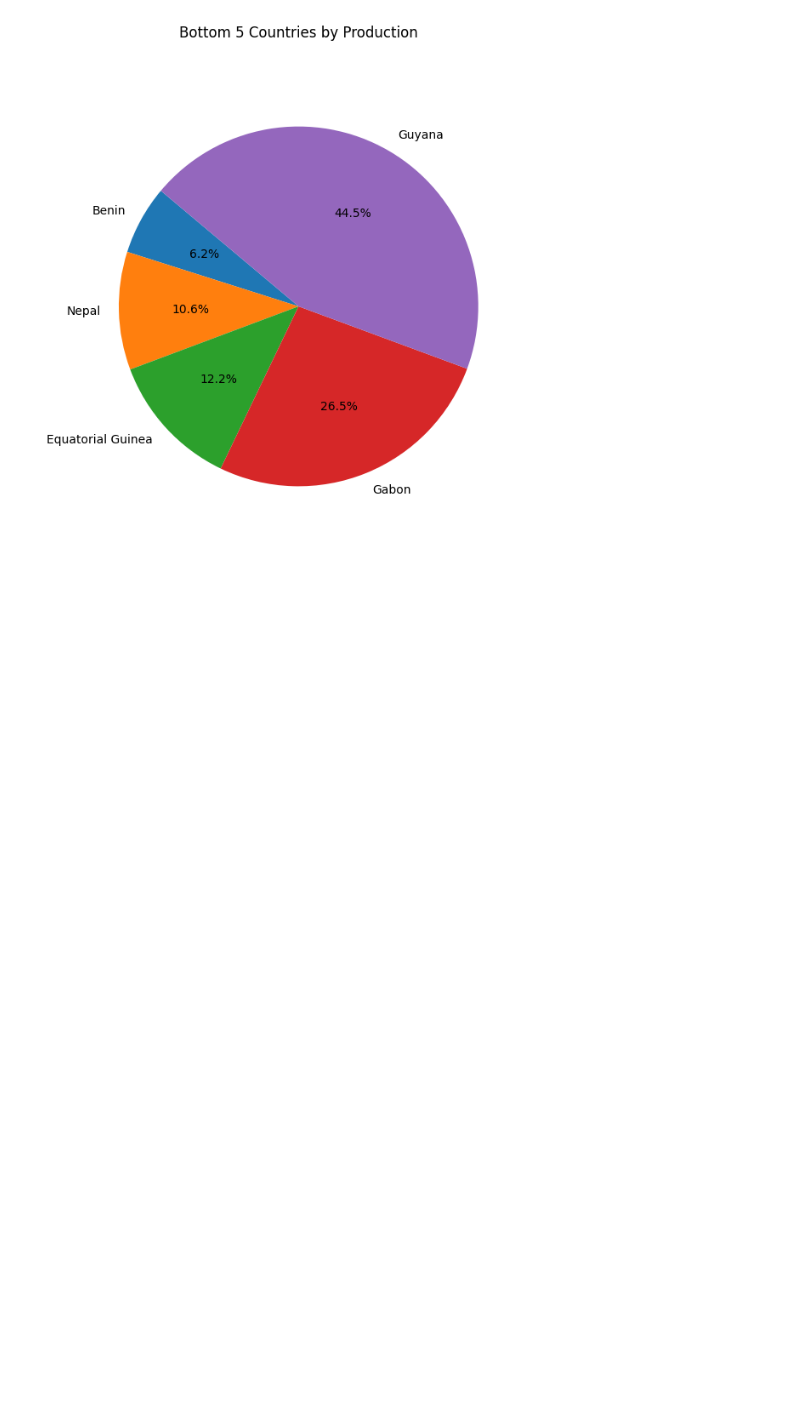
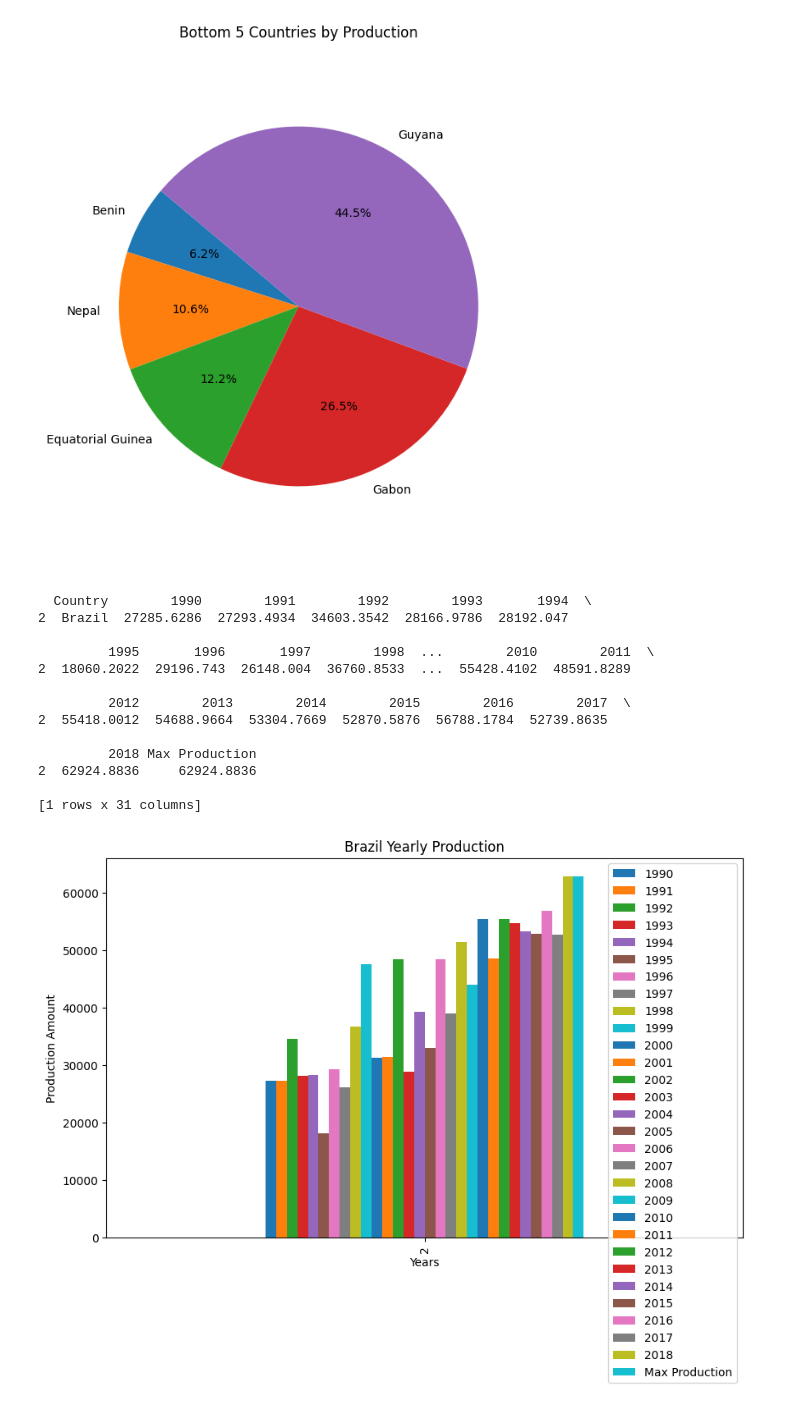
Before and after one commit to colinroberts-data-analytics-portfolio/project1, a Jupyter notebook: Coffee_Production.ipynb, the cells around one changed output. Saved outputs shown, nothing was run; the diff lists cells and outputs as text; code cells hidden in the pictures; blank space fills up the shorter version.

Commit message:
Updated Brazil Graph

```diff
--- a/Coffee_Production.ipynb
+++ b/Coffee_Production.ipynb
@@ -161,3 +161,34 @@ plt.title('Bottom 5 Countries by Production')
 plt.show()
 # %% [output]
 [figure]
+# %%
+coffee_production_df.reset_index(drop=True, inplace=True)
+
+brazil_df = pd.DataFrame(coffee_production_df.iloc[2]).T
+
+brazil_df_numeric = brazil_df.apply(pd.to_numeric, errors='coerce')
+
+brazil_df_filtered = brazil_df_numeric.loc[:, brazil_df_numeric.sum() > 0]
+
+print(brazil_df)
+
+brazil_df.plot(kind='bar', figsize=(10, 6, ))
+plt.xlabel('Years')
+plt.ylabel('Production Amount')
+plt.title('Brazil Yearly Production')
+plt.show()
+# %% [output]
+  Country        1990        1991        1992        1993       1994  \
+2  Brazil  27285.6286  27293.4934  34603.3542  28166.9786  28192.047
+
+         1995       1996       1997        1998  ...        2010        2011  \
+2  18060.2022  29196.743  26148.004  36760.8533  ...  55428.4102  48591.8289
+
+         2012        2013        2014        2015        2016        2017  \
+2  55418.0012  54688.9664  53304.7669  52870.5876  56788.1784  52739.8635
+
+         2018 Max Production
+2  62924.8836     62924.8836
+
+[1 rows x 31 columns]
+[figure, added]
```
Also changed, not shown: parts of 2 cells of this notebook.
